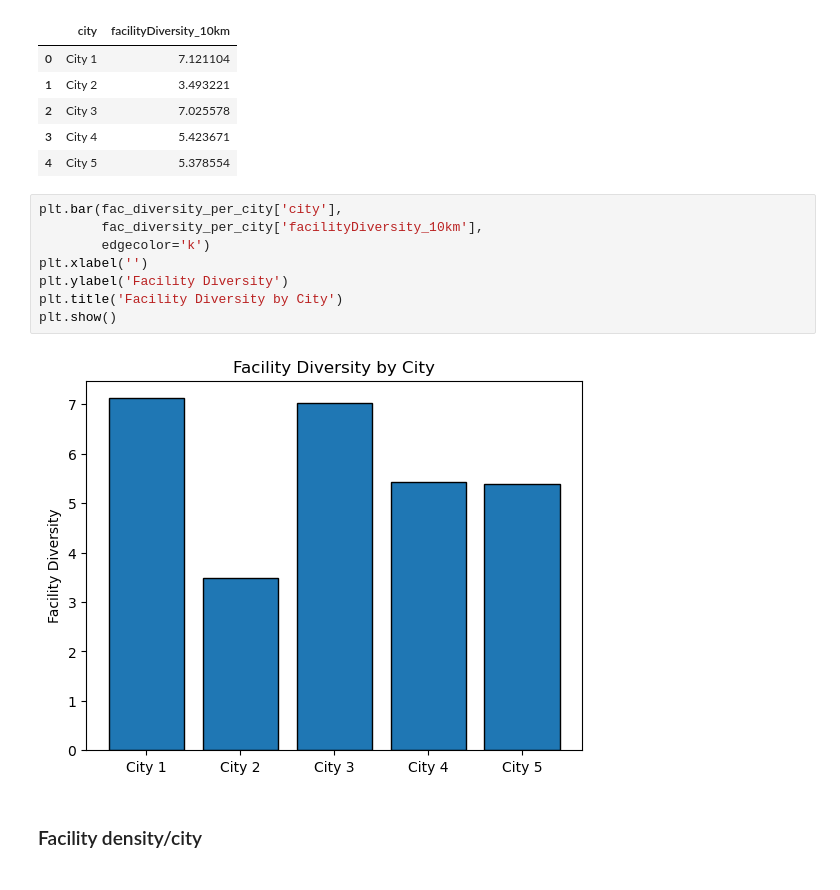
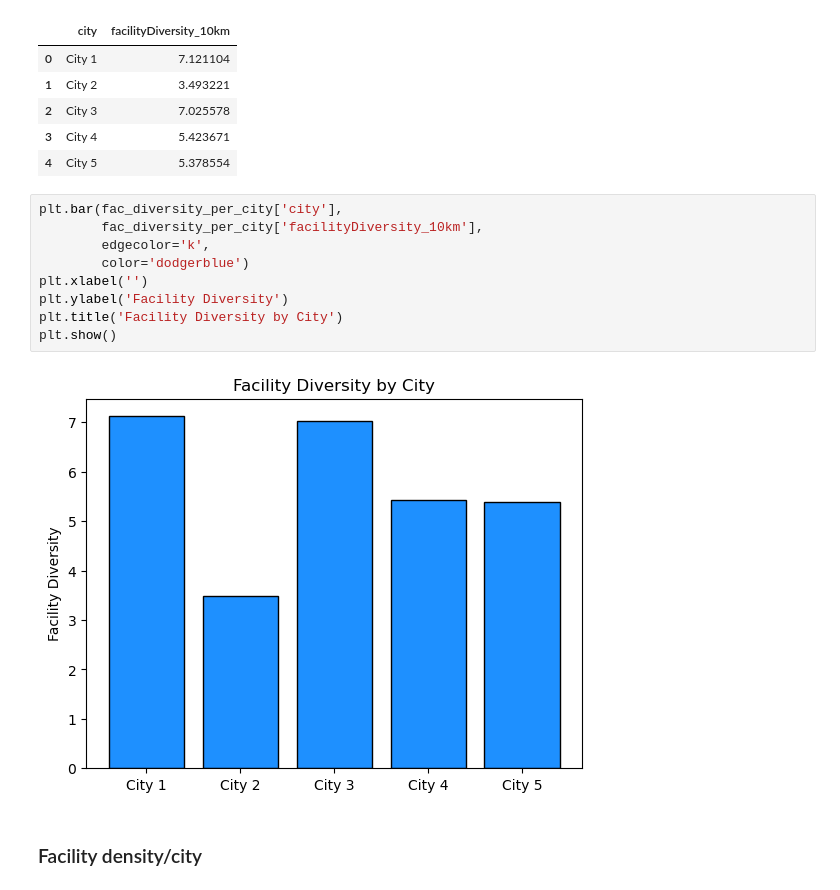
Before and after one commit to rodriguesfhs/research-grid, a Jupyter notebook: research-center-assignment/ML Test - Fabio Rodrigues.ipynb, the cells around one changed output. Drawn from its saved outputs; the diff is of its cells as text.

```diff
--- a/research-center-assignment/ML Test - Fabio Rodrigues.ipynb
+++ b/research-center-assignment/ML Test - Fabio Rodrigues.ipynb
@@ -152,13 +154,14 @@ fac_diversity_per_city
 # %%
 plt.bar(fac_diversity_per_city['city'],
         fac_diversity_per_city['facilityDiversity_10km'],
-        edgecolor='k')
+        edgecolor='k',
+        color='dodgerblue')
 plt.xlabel('')
 plt.ylabel('Facility Diversity')
 plt.title('Facility Diversity by City')
 plt.show()
 # %% [output]
-[figure, old version]
+[figure, new version]
 # %% [markdown]
 ### Facility density/city
 # %%
```
Also changed, not shown: parts of 7 cells of this notebook.
